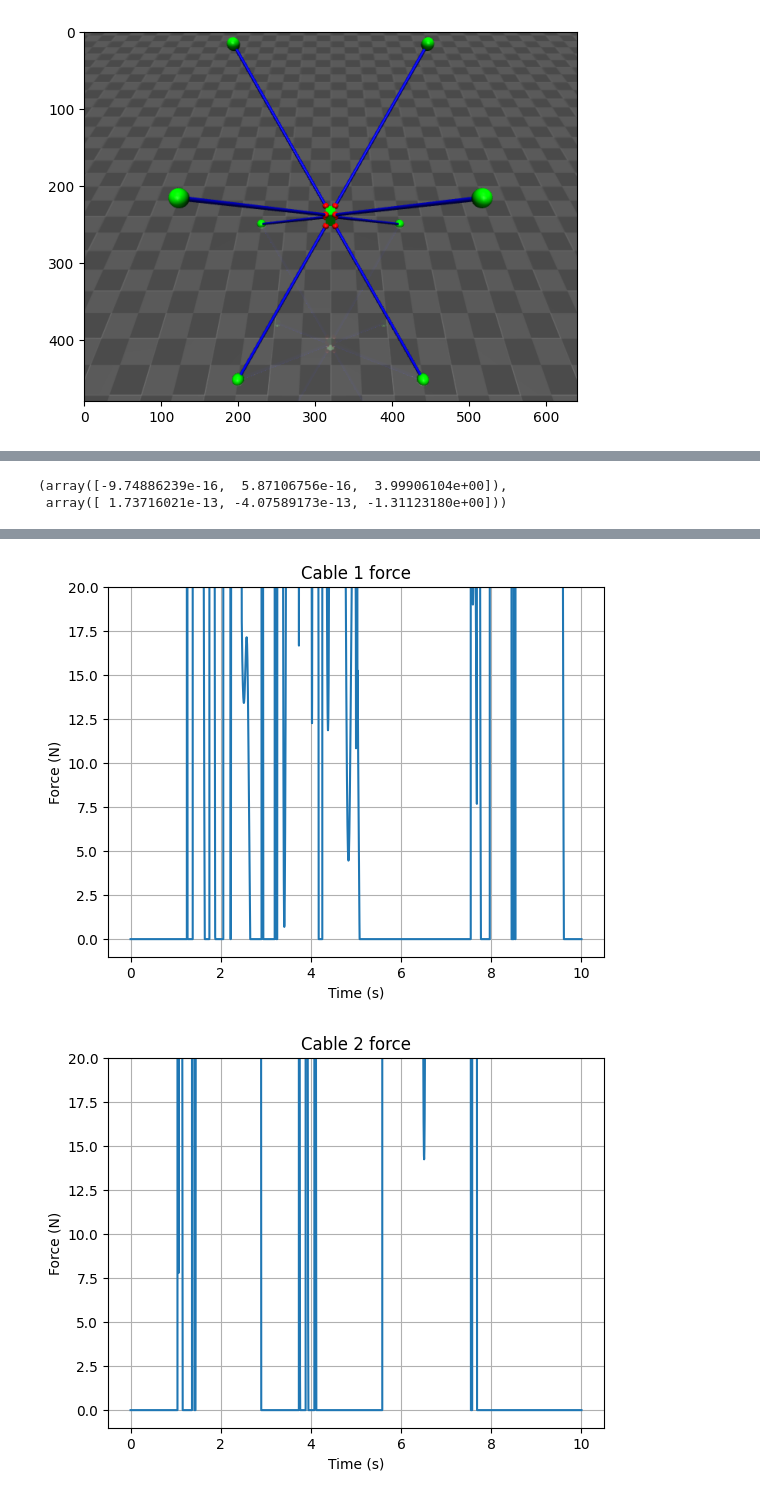
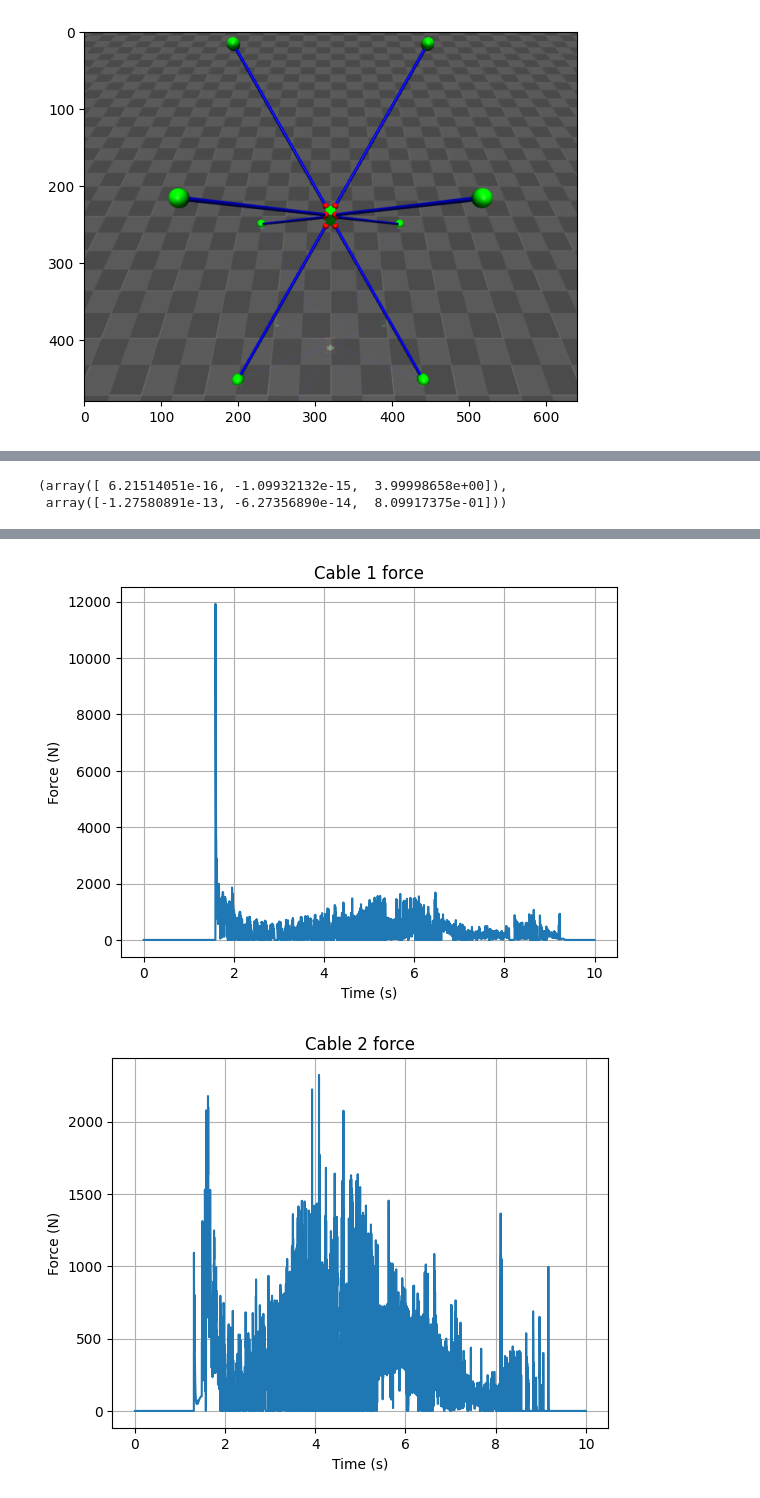
Before and after one commit to Yang51st/Mujoco-CDPR-Simulator, a Jupyter notebook: cdpr_sketches.ipynb, the cells around one changed output, grey strips where cells are left out. Cells and saved outputs as stored; diff of their text form; code cells hidden in the pictures.

Commit message:
Refactor code to create CDPR class.

```diff
--- a/cdpr_sketches.ipynb
+++ b/cdpr_sketches.ipynb
@@ -1,10 +1,12 @@
 # %%
-from cdpr_definition import *
+from cdpr_class import *
 
-cdpr_spec = mj.MjSpec.from_file("cdpr_8_6.xml")
-cdpr_model=cdpr_spec.compile()
+cdpr=CableDrivenParallelRobot()
+cdpr.create_mujoco_spec()
+cdpr.create_xml()
+cdpr_model=cdpr.get_mujoco_model()
 cdpr_data= mj.MjData(cdpr_model)
-print([actuator.target for actuator in cdpr_spec.actuators])
+print([actuator.target for actuator in cdpr.cdpr_spec.actuators])
 # %% [output]
 ['slider_joint_0', 'slider_joint_1', 'slider_joint_2', 'slider_joint_3', 'slider_joint_4', 'slider_joint_5', 'slider_joint_6', 'slider_joint_7']
 # %%
@@ -27,14 +29,14 @@ from IPython import display
 #Controls 0 to 7 inclusive control cable tendons 0 to 7 inclusive.
 #Every mujoco simulation step moves forward by 0.002 seconds by default.
 
-desired_position=[0,0,machine_frame_height/2]
+desired_position=[0,0,cdpr.machine_frame_height/2]
 desired_orientation=[0,0,0]
 
 real_time=True
 wal_start_time= time.time()
 sim_start_time = cdpr_data.time
 for _ in range(int(10/cdpr_model.opt.timestep)+1):
-    cdpr_data.ctrl=20*np.ones(8)-inverse_kinematics(target_xyz=desired_position,
+    cdpr_data.ctrl=20*np.ones(cdpr.num_cables)-cdpr.inverse_kinematics(wrench=cdpr.static_wrench, target_xyz=desired_position,
                                       target_orientation=desired_orientation)
     mj.mj_step(cdpr_model, cdpr_data)
     if real_time:
@@ -73,8 +58,8 @@ actual_ee_axis_angles=R.from_matrix(actual_ee_rot_mat).as_rotvec(degrees=True)
 actual_ee_position=cdpr_data.sensor("end_effector_position").data
 actual_ee_position, actual_ee_axis_angles
 # %% [output]
-(array([-9.74886239e-16,  5.87106756e-16,  3.99906104e+00]),
- array([ 1.73716021e-13, -4.07589173e-13, -1.31123180e+00]))
+(array([ 6.21514051e-16, -1.09932132e-15,  3.99998658e+00]),
+ array([-1.27580891e-13, -6.27356890e-14,  8.09917375e-01]))
 # %%
 import time
 from IPython import display
@@ -86,21 +71,21 @@ frames=[]
 
 #This code here is for rendering a video, very similar to above code block, though.
 
-desired_position=[0,0,machine_frame_height/2]
+desired_position=[0,0,cdpr.machine_frame_height/2]
 desired_orientation=[0,0,0]
 mj.mj_resetData(cdpr_model, cdpr_data)
 ee_position_data=[]
-cable_force_data=[[] for _ in range(8)] #List of lists, each sublist corresponds to a cable.
+cable_force_data=[[] for _ in range(cdpr.num_cables)] #List of lists, each sublist corresponds to a cable.
 timestamps=[]
 
 wal_start_time= time.time()
 sim_start_time = cdpr_data.time
 for _ in range(int(10/cdpr_model.opt.timestep)+1):
-    cdpr_data.ctrl=20*np.ones(8)-inverse_kinematics(target_xyz=circle_path(_/400,machine_frame_length/2,_/5000*machine_frame_height),
+    cdpr_data.ctrl=20*np.ones(cdpr.num_cables)-cdpr.inverse_kinematics(wrench=cdpr.static_wrench,target_xyz=circle_path(_/400,cdpr.machine_frame_length/3,_/5000*cdpr.machine_frame_height),
                                       target_orientation=desired_orientation)
     ee_position_data.append(cdpr_data.sensor("end_effector_position").data.copy()) #Otherwise the data list will reference the same reading.
     timestamps.append(cdpr_data.time) #Is a scalar value, so no need to specify a copy.
-    for i in range(8):
+    for i in range(cdpr.num_cables):
         cable_force_data[i].append(cdpr_data.sensor(f"cable_tendon_force_{i}").data.copy())
     mj.mj_step(cdpr_model, cdpr_data)
     if len(frames) < cdpr_data.time * framerate:
@@ -118,9 +103,8 @@ plt.ylabel("Position (m)")
 plt.legend(["Along X Axis", "Along Y Axis", "Along Z Axis"])
 plt.grid()
 plt.show()
-for _ in range(8):
+for _ in range(cdpr.num_cables):
     plt.plot(timestamps, cable_force_data[_])
-    plt.ylim(-1,20)
     plt.title(f"Cable {_} force")
     plt.xlabel("Time (s)")
     plt.ylabel("Force (N)")
@@ -132,2 +116,2 @@ for _ in range(8):
-[figure, old version]
+[figure, new version]
-[figure, old version]
+[figure, new version]
```
Also changed, not shown: parts of 2 cells of this notebook, 4 other files.
